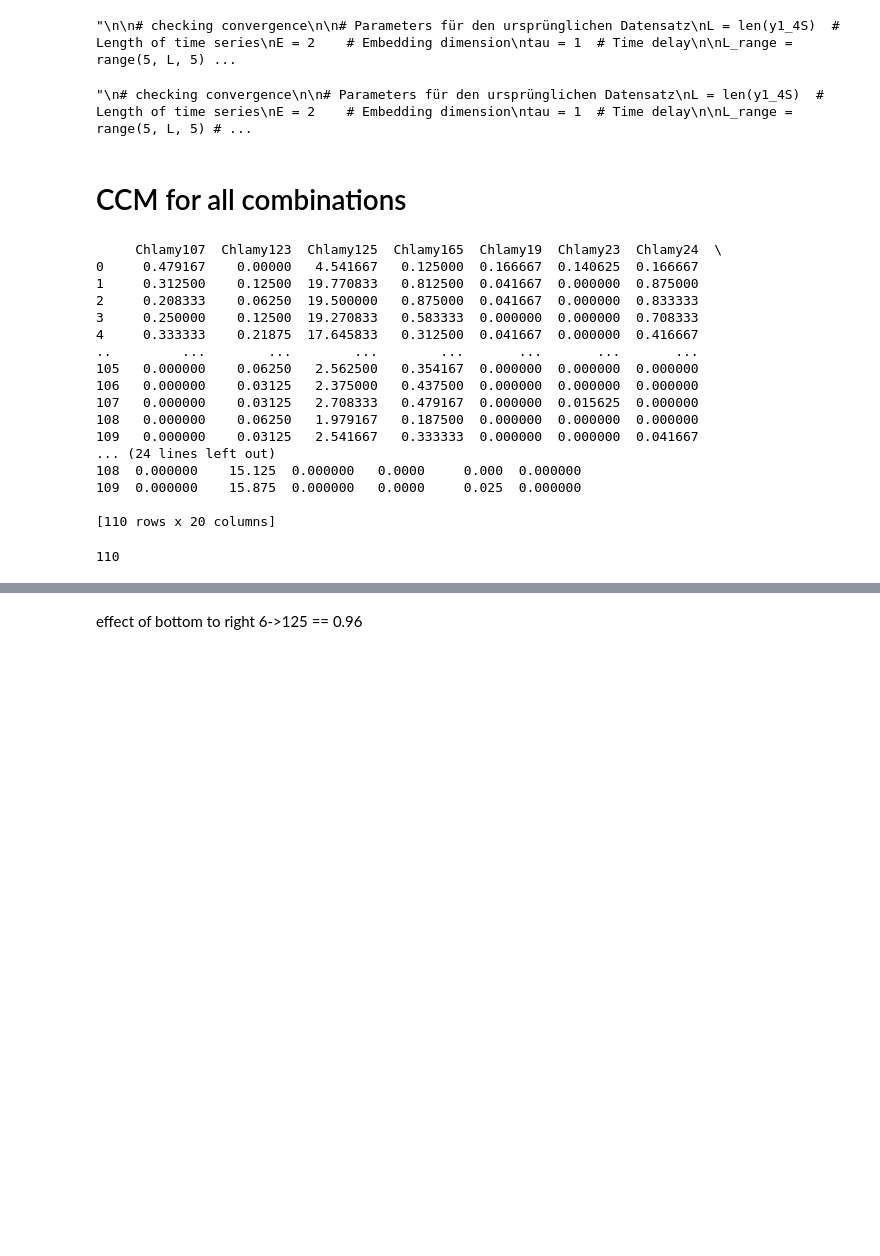
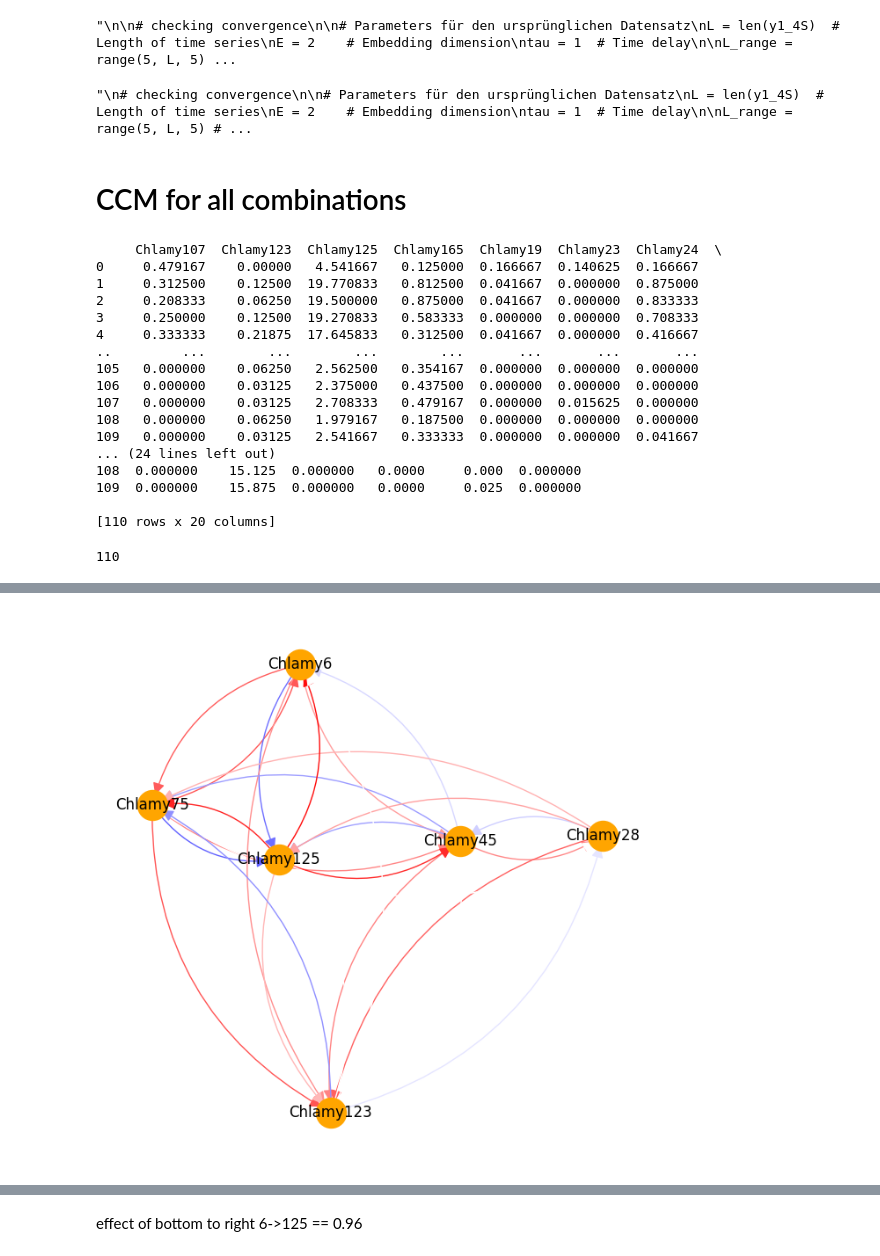
Before and after one commit to chaseU2/UnveilingBacterialDynamics, a Jupyter notebook: Own CCM.ipynb, the cells around one changed output, grey strips where cells are left out. Drawn from its saved outputs; the diff is of its cells as text; code cells hidden in the pictures; blank space fills up the shorter version.

```diff
--- a/Own CCM.ipynb
+++ b/Own CCM.ipynb
@@ -477,0 +410,69 @@ plt.show()
+# %%
+import networkx as nx
+import matplotlib.pyplot as plt
+import numpy as np
+import matplotlib.colors as mcolors
+
+threshold = 0
+
+# Construct the directed network
+G = nx.DiGraph()  # Create an empty directed graph
+
+# Add nodes (taxa or variables) to the graph
+G.add_nodes_from(filtered_ccm.columns)
+
+# Add directed edges (causal relationships) to the graph in both directions
+for i, row in filtered_ccm.iterrows():
+    for j, value in row.items():
+        if i != j:  # Check if the causation score is above the threshold and not self-loop
+            G.add_edge(i, j, weight=value)
+            G.add_edge(j, i, weight=filtered_ccm.loc[j, i])  # Add the reverse direction edge
+
+edges = G.edges()
+
+edge_colors = []
+for u, v in edges:
+    weight_uv = G[u][v]['weight']
+    weight_vu = G[v][u]['weight']
+
+    if abs(weight_uv - weight_vu) <= 0.05 * max(abs(weight_uv), abs(weight_vu)):  # Within 5% Spielraum
+        color = (1, 1-weight_uv, 1-weight_uv)  # Red gradient
+    elif weight_uv > weight_vu:
+        color = (1, 1-weight_uv, 1-weight_uv)  # Red gradient
+    else:
+        color = (1-weight_uv, 1-weight_uv, 1)  # Blue gradient
+
+    edge_colors.append(color)
+
+# Use spring layout
+pos = nx.spring_layout(G)
+
+# Plot the network
+plt.figure(figsize=(8, 8))
+
+# Draw the nodes
+nx.draw_networkx_nodes(G, pos, node_color='orange', node_size=600)
+
+# Draw the edges with curved arrows
+nx.draw_networkx_edges(
+    G, pos,
+    edgelist=G.edges(),
+    edge_color=edge_colors,
+    width=1,
+    arrowstyle='-|>',
+    arrowsize=20,
+    connectionstyle="arc3,rad=0.3"  # Adjust the curvature here
+)
+
+# Draw the labels
+nx.draw_networkx_labels(G, pos, font_size=12, font_family='sans-serif')
+
+# Remove axis and spines
+plt.axis('off')  # Hide the axis
+plt.gca().spines['top'].set_visible(False)
+plt.gca().spines['right'].set_visible(False)
+plt.gca().spines['bottom'].set_visible(False)
+plt.gca().spines['left'].set_visible(False)
+plt.show()
+# %% [output]
+[figure, added]
```
Also changed, not shown: parts of 19 cells of this notebook, 2 other files.
